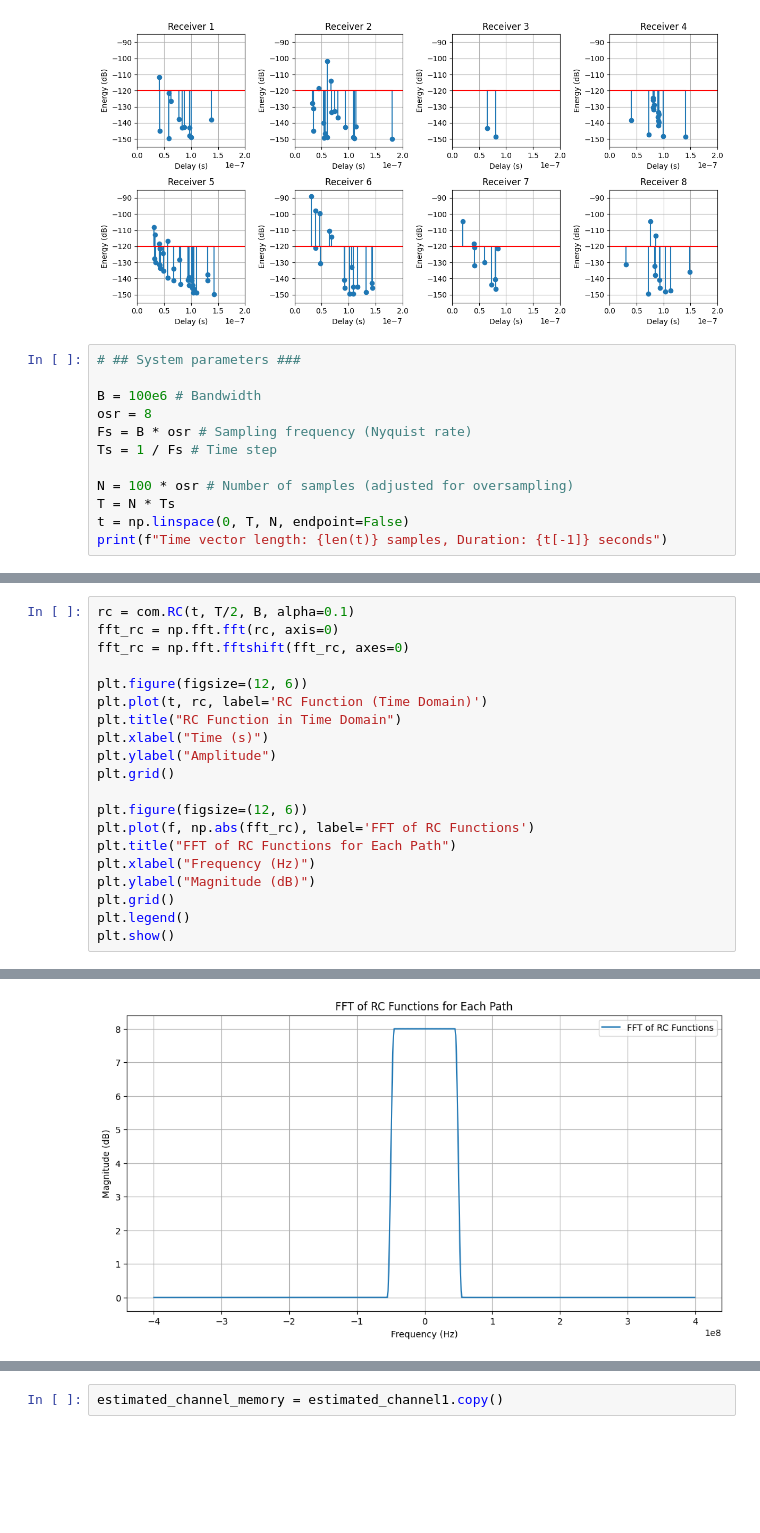
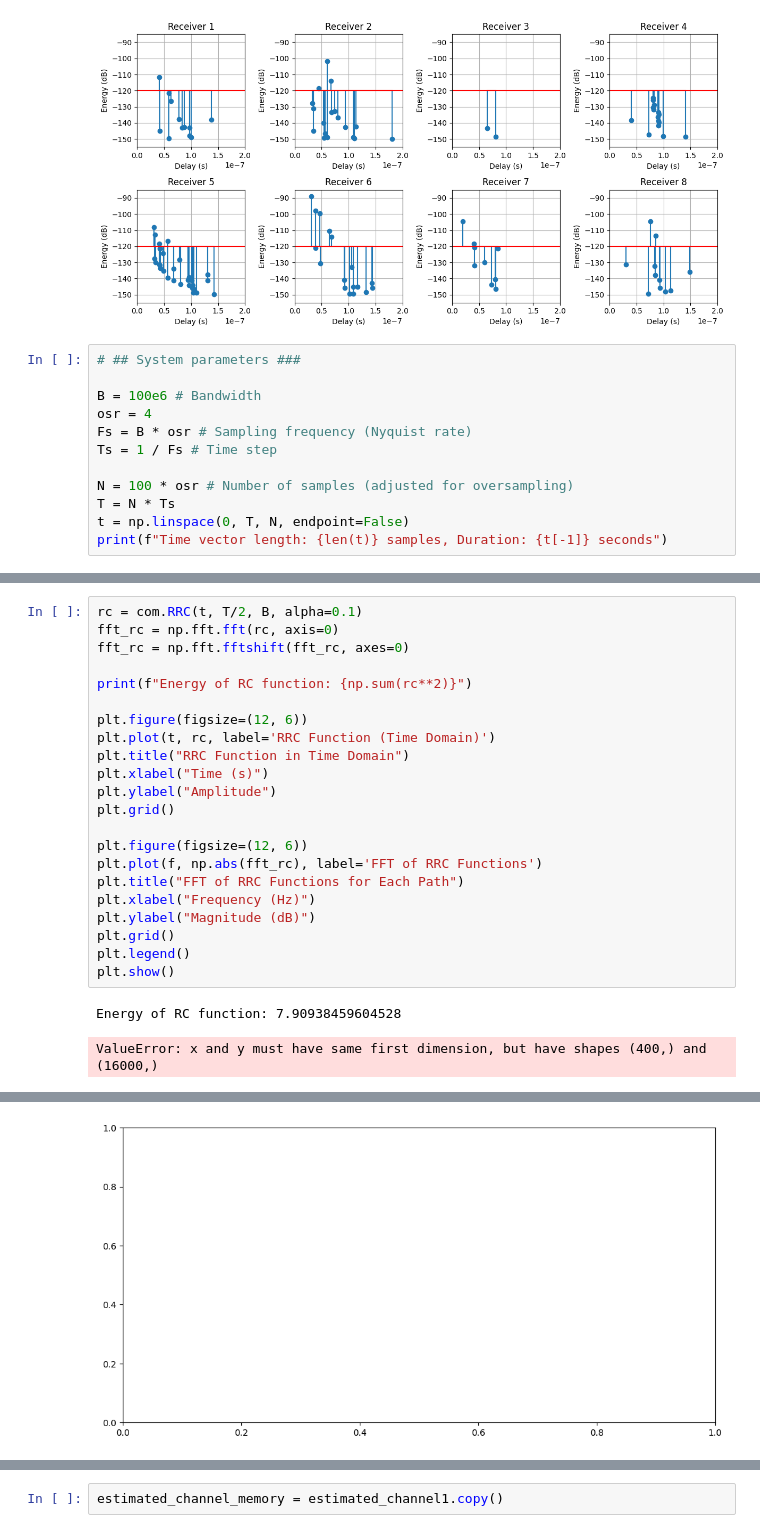
Before and after one commit to lraviart/RayTracing, a Jupyter notebook: Localization/SimpleReflexion2.ipynb, the cells around one changed output, grey strips where cells are left out. Drawn from its saved outputs; the diff is of its cells as text; blank space fills up the shorter version.

```diff
--- a/Localization/SimpleReflexion2.ipynb
+++ b/Localization/SimpleReflexion2.ipynb
@@ -225,7 +225,7 @@ plt.tight_layout()
 # ## System parameters ###
 
 B = 100e6 # Bandwidth
-osr = 8
+osr = 4
 Fs = B * osr # Sampling frequency (Nyquist rate)
 Ts = 1 / Fs # Time step
 
@@ -366,21 +348,25 @@ plt.show()
 # %%
-rc = com.RC(t, T/2, B, alpha=0.1)
+rc = com.RRC(t, T/2, B, alpha=0.1)
 fft_rc = np.fft.fft(rc, axis=0)
 fft_rc = np.fft.fftshift(fft_rc, axes=0)
 
+print(f"Energy of RC function: {np.sum(rc**2)}")
+
 plt.figure(figsize=(12, 6))
-plt.plot(t, rc, label='RC Function (Time Domain)')
-plt.title("RC Function in Time Domain")
+plt.plot(t, rc, label='RRC Function (Time Domain)')
+plt.title("RRC Function in Time Domain")
 plt.xlabel("Time (s)")
 plt.ylabel("Amplitude")
 plt.grid()
 
 plt.figure(figsize=(12, 6))
-plt.plot(f, np.abs(fft_rc), label='FFT of RC Functions')
-plt.title("FFT of RC Functions for Each Path")
+plt.plot(f, np.abs(fft_rc), label='FFT of RRC Functions')
+plt.title("FFT of RRC Functions for Each Path")
 plt.xlabel("Frequency (Hz)")
 plt.ylabel("Magnitude (dB)")
 plt.grid()
 plt.legend()
 plt.show()
 # %% [output]
+Energy of RC function: 7.90938459604528
+ValueError: x and y must have same first dimension, but have shapes (400,) and (16000,)
@@ -388,4 +374,4 @@ plt.show()
-[figure, old version]
+[figure, new version]
 # %%
 importlib.reload(com)
 
```
Also changed, not shown: parts of 19 cells of this notebook, 9 other files.
